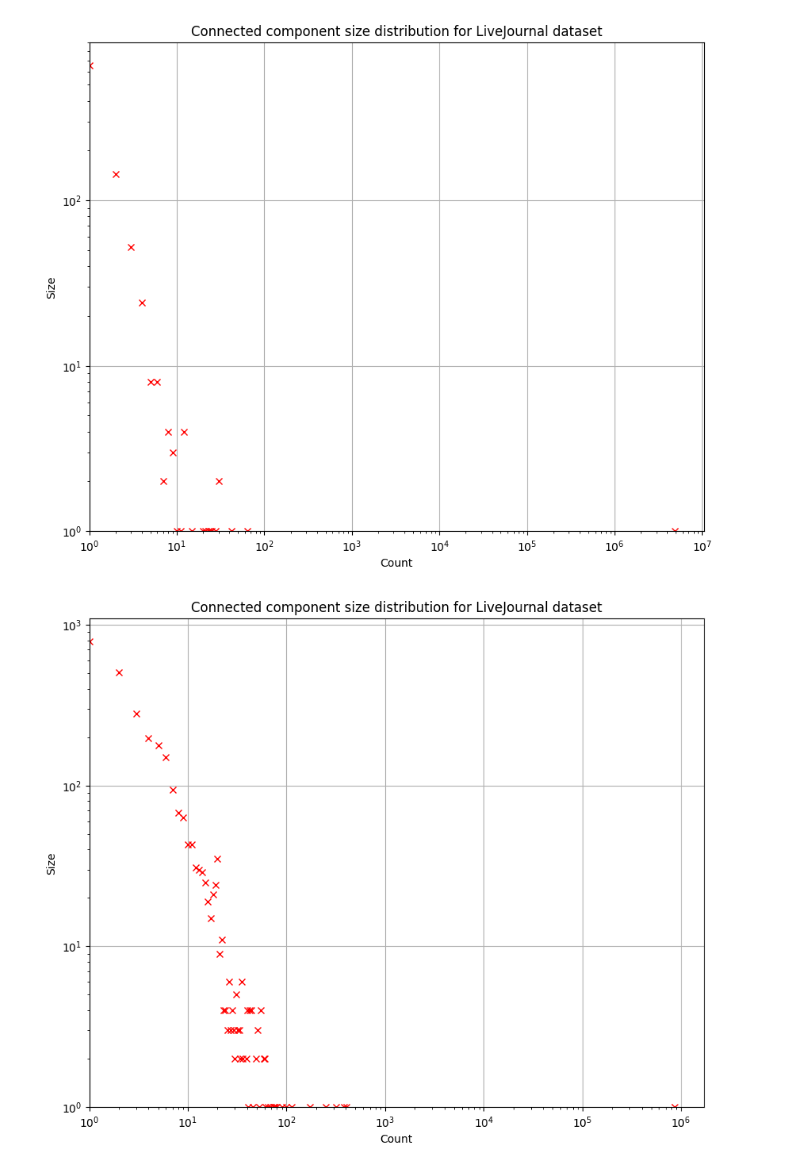
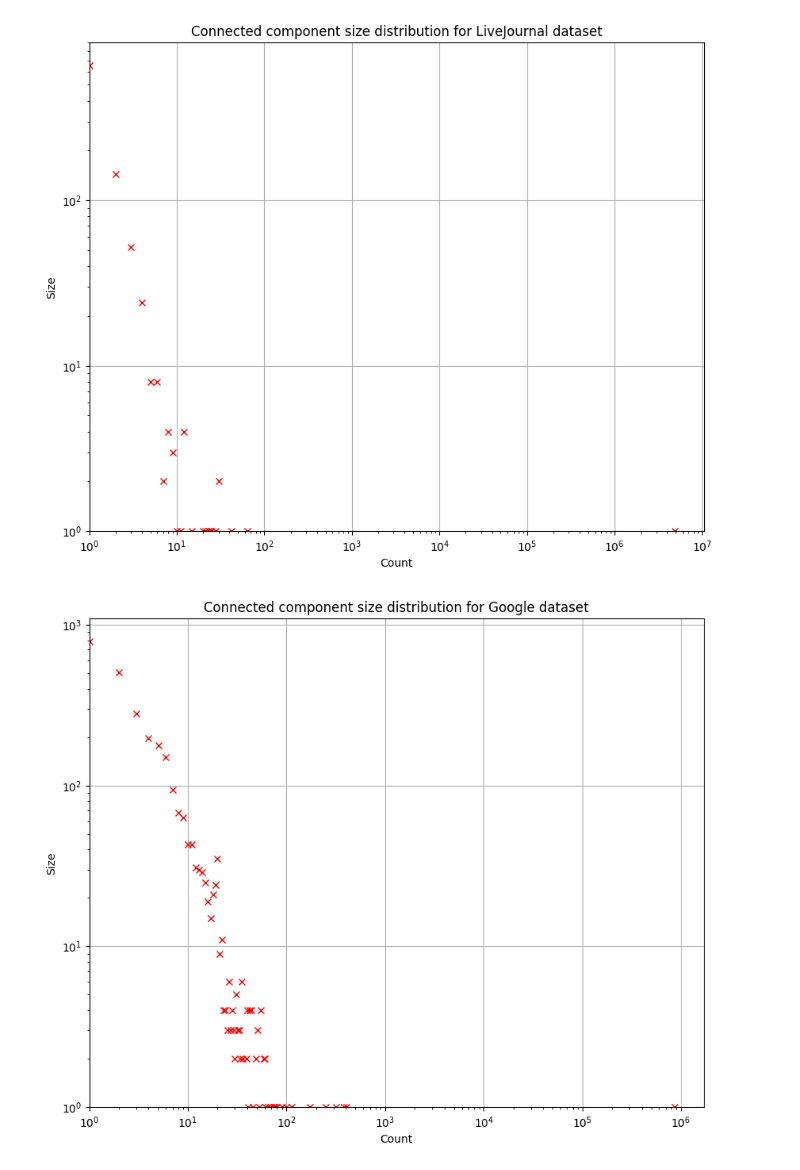
Before and after one commit to Gaspard0302/Connected_components, a Jupyter notebook: Connected_graphs.ipynb, the cells around one changed output. Drawn from its saved outputs; the diff is of its cells as text; code cells hidden in the pictures.

```diff
--- a/Connected_graphs.ipynb
+++ b/Connected_graphs.ipynb
@@ -43,15 +43,19 @@ data_google = sc.textFile(file_path)
 file_path = "/Users/gaspardhassenforder/Documents/X/Database Management/Project_Connected_graphs/soc-LiveJournal1.txt.gz"
 data_livejournal = sc.textFile(file_path)
 
+file_path = "/Users/gaspardhassenforder/Documents/X/Database Management/Project_Connected_graphs/soc-Epinions1.txt.gz"
+data_epinions = sc.textFile(file_path)
+
 # clean the data, since from same source they have the same format
-def clean_google(x: str) -> Tuple[int, int]:
+def format_data(x: str) -> Tuple[int, int]:
     if "#" in x:
         return None
     else:
         return tuple(map(int, x.split("\t")))
 
-data_google = data_google.map(clean_google).filter(lambda x: x is not None)
-data_livejournal = data_livejournal.map(clean_google).filter(lambda x: x is not None)
+data_google = data_google.map(format_data).filter(lambda x: x is not None)
+data_livejournal = data_livejournal.map(format_data).filter(lambda x: x is not None)
+data_epinions = data_epinions.map(format_data).filter(lambda x: x is not None)
 # %% [markdown]
 # Techniques from paper
 
@@ -158,7 +162,7 @@ methods = [ccf_iterate, ccf_iterate_sorting]
 
 for method in methods:
     result_google, num_iter, n_components, time_taken = find_connected_components(data_google, method)
-    results["Google"] = [time_taken, num_iter, method]
+    results["Google"] = [time_taken, num_iter, method.__name__]
     print(f"{method.__name__} took {time_taken} seconds and {num_iter} iterations to complete, and found {n_components} components in graph:")
 # %% [output]
 ccf_iterate_sorting
@@ -306,18 +326,12 @@ plt.show()
 # %%
-
-import matplotlib.pyplot as plt
-import numpy as np
-
-# Manually input the Scala variables here
-iterations_data = {'Google': 7, 'LiveJournal': 6, 'GoogleSecondarySort':7, 'LiveJournalSecondarySort': 6}
-time_data = {'Google': 1418.51, 'LiveJournal': 4803.03, 'GoogleSecondarySort': 1255.89, 'LiveJournalSecondarySort': 4782.92}
+time_data = {'Google': 1418.51, 'LiveJournal': 4803.03, 'Epinions':259.306835075, 'GoogleSecondarySort': 1255.89, 'LiveJournalSecondarySort': 4485.92, 'EpinionsSecondarySort': 208.51}
 
 
-labels = ['Google', 'LiveJournal']
-iterations = [iterations_data['Google'], iterations_data['LiveJournal']]
-iterations_improved = [iterations_data['GoogleSecondarySort'], iterations_data['LiveJournalSecondarySort']]
-times = [time_data['Google'], time_data['LiveJournal']]
-times_improved = [time_data['GoogleSecondarySort'], time_data['LiveJournalSecondarySort']]
+
+labels = ['Google', 'LiveJournal', 'Epinions']
+
+times = [time_data['Google'], time_data['LiveJournal'], time_data['Epinions']]
+times_improved = [time_data['GoogleSecondarySort'], time_data['LiveJournalSecondarySort'] , time_data['EpinionsSecondarySort']]
 
 x = np.arange(len(labels))  # the label locations
 width = 0.35  # the width of the bars
@@ -327,12 +341,12 @@ width = 0.35  # the width of the bars
 
 
 # Time
-plt.bar(x - width/2, times, width, label='CCF Iterate')
-plt.bar(x + width/2, times_improved, width, label='CF Iterate with second sorting')
+plt.bar(x - width/3, times, width, label='CCF Iterate')
+plt.bar(x + width/3, times_improved, width, label='CF Iterate with second sorting')
 plt.ylabel('Time (seconds)')
 plt.title('Total Time Taken by Algorithm and Dataset with Scala')
 plt.xticks(x, labels)
-
-fig.tight_layout()
+plt.legend()
+plt.tight_layout()
 plt.show()
 # %% [output]
@@ -363,23 +377,23 @@ plt.grid(True)
 # %%
 cc = result_google.map(lambda x: (x[1], x[0])).groupByKey().mapValues(list)
 cc = cc.map(lambda x: (len(x[1]), 1)) # key = CC size
 cc = cc.reduceByKey(lambda x,y: x+y) # value = CC count
 X = cc.map(lambda x: x[0]).collect()
 Y = cc.map(lambda x: x[1]).collect()
 
 
 plt.figure(figsize=(10,8))
 plt.plot(X, Y, 'rx')
 
 plt.xscale("log")
 plt.xlabel("Count")
 plt.xlim(left=1)
 
 plt.yscale("log")
 plt.ylabel("Size")
 plt.ylim(bottom=1)
 
-plt.title('Connected component size distribution for LiveJournal dataset')
+plt.title('Connected component size distribution for Google dataset')
 plt.grid(True)
 # %% [output]
-[figure, old version]
+[figure, new version]
```
Also changed, not shown: parts of 8 cells of this notebook.
